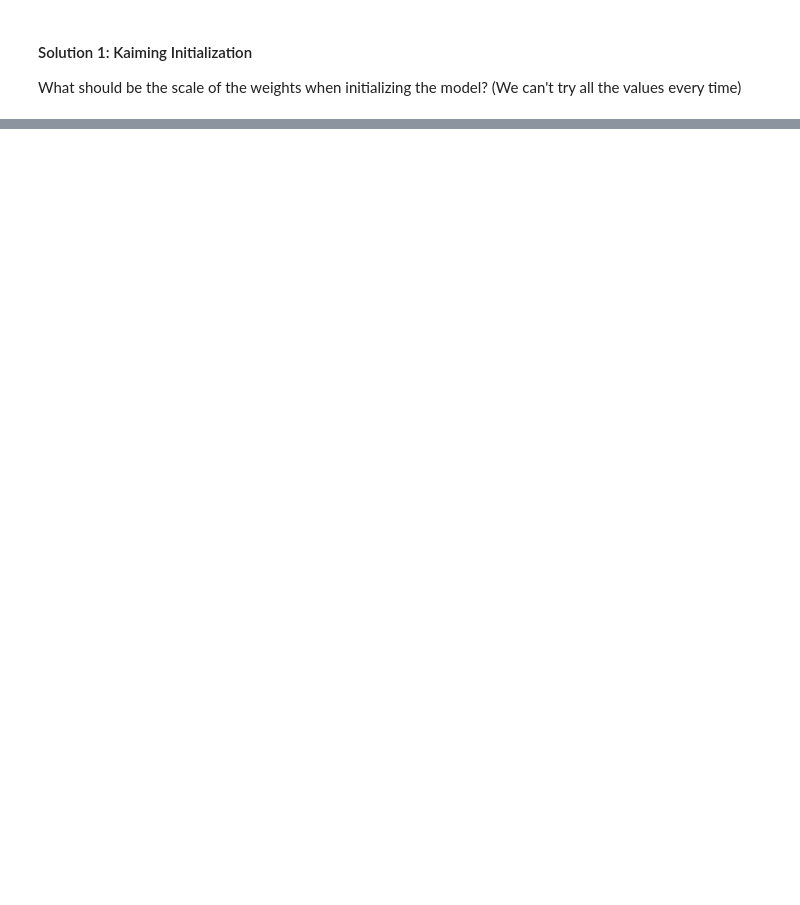
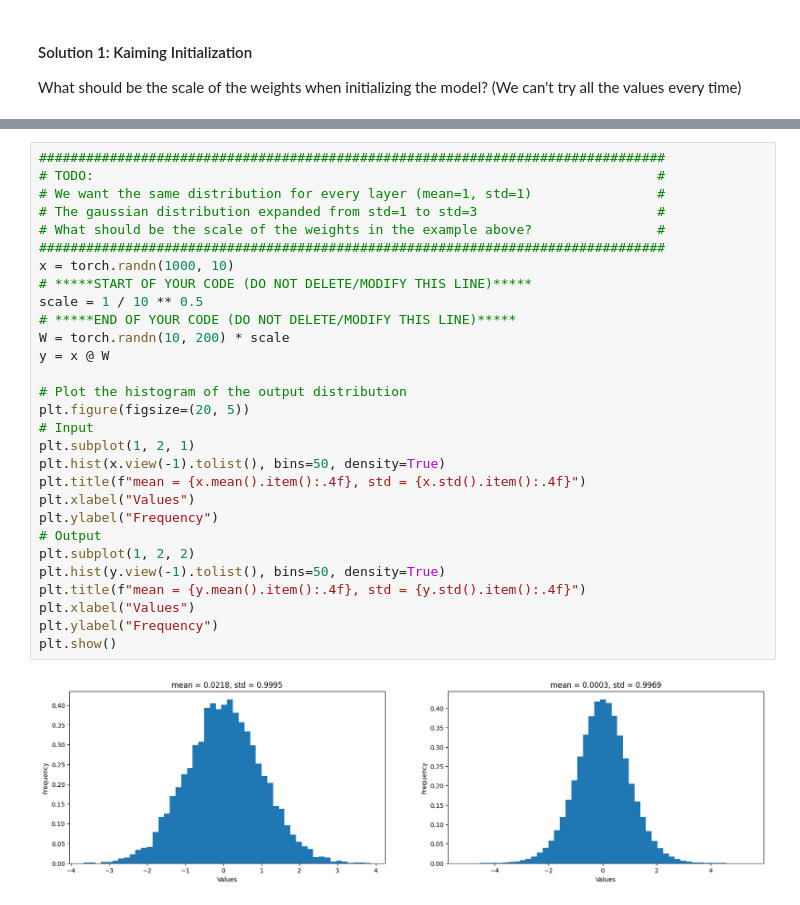
Before and after one commit to PathFinderKR/LLM101, a Jupyter notebook: notebooks/Lectures/Lecture_04.ipynb, the cells around one changed output, grey strips where cells are left out. Drawn from its saved outputs; the diff is of its cells as text; blank space fills up the shorter version.

```diff
--- a/notebooks/Lectures/Lecture_04.ipynb
+++ b/notebooks/Lectures/Lecture_04.ipynb
@@ -496,0 +520,31 @@ What should be the scale of the weights when initializing the model? (We can't t
+# %%
+################################################################################
+# TODO:                                                                        #
+# We want the same distribution for every layer (mean=1, std=1)                #
+# The gaussian distribution expanded from std=1 to std=3                       #
+# What should be the scale of the weights in the example above?                #
+################################################################################
+x = torch.randn(1000, 10)
+# *****START OF YOUR CODE (DO NOT DELETE/MODIFY THIS LINE)*****
+scale = 1 / 10 ** 0.5
+# *****END OF YOUR CODE (DO NOT DELETE/MODIFY THIS LINE)*****
+W = torch.randn(10, 200) * scale
+y = x @ W
+
+# Plot the histogram of the output distribution
+plt.figure(figsize=(20, 5))
+# Input
+plt.subplot(1, 2, 1)
+plt.hist(x.view(-1).tolist(), bins=50, density=True)
+plt.title(f"mean = {x.mean().item():.4f}, std = {x.std().item():.4f}")
+plt.xlabel("Values")
+plt.ylabel("Frequency")
+# Output
+plt.subplot(1, 2, 2)
+plt.hist(y.view(-1).tolist(), bins=50, density=True)
+plt.title(f"mean = {y.mean().item():.4f}, std = {y.std().item():.4f}")
+plt.xlabel("Values")
+plt.ylabel("Frequency")
+plt.show()
+# %% [output]
+[figure, added]
```
Also changed, not shown: parts of 14 cells of this notebook, 2 other files.
